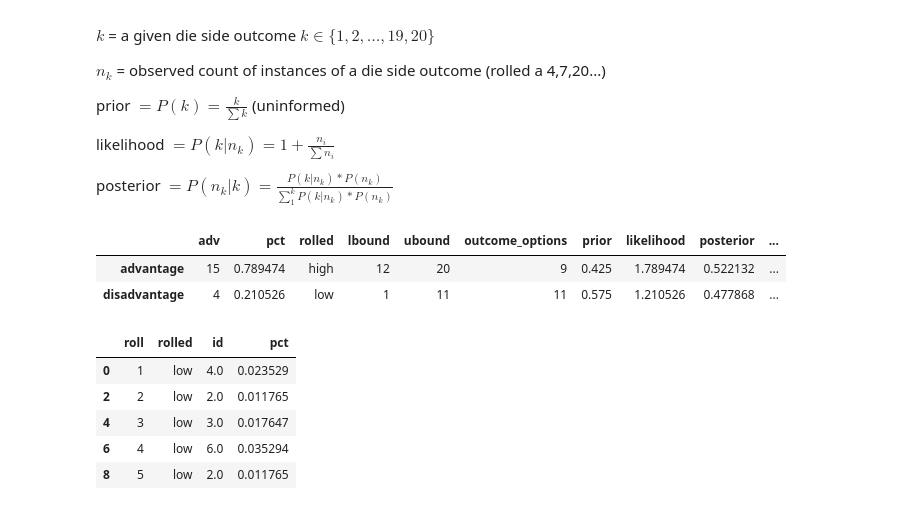
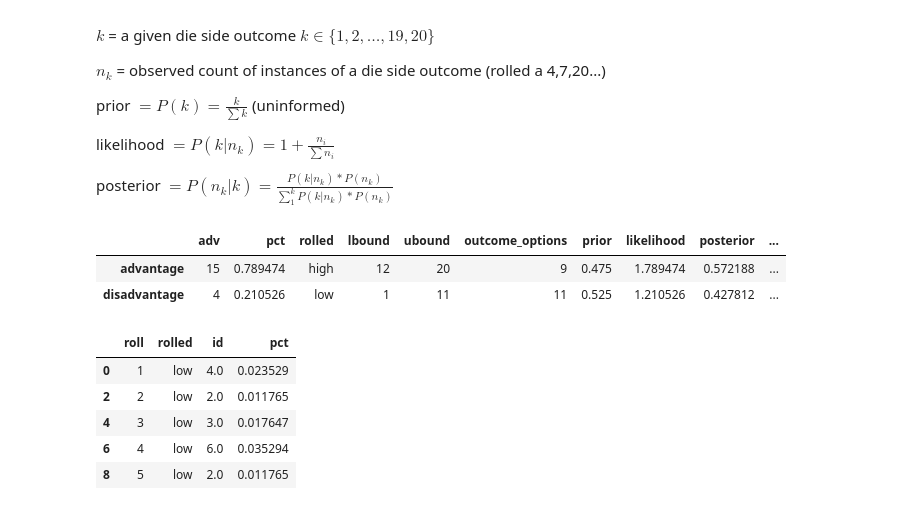
Before and after one commit to kipmccharen/Bayesian-Adventure-Zone, a Jupyter notebook: Weighted_Dist_and_Basic_Bayes.ipynb, the cells around one changed output. Saved outputs shown, nothing was run; the diff lists cells and outputs as text; code cells hidden in the pictures.

```diff
--- a/Weighted_Dist_and_Basic_Bayes.ipynb
+++ b/Weighted_Dist_and_Basic_Bayes.ipynb
@@ -150,37 +150,37 @@ advantages = pd.DataFrame(df.adv.value_counts()) #count instances by advantage l
 advantages['pct'] = advantages.adv / sum(advantages.adv) #find pct of all values
 
 advantages['rolled'] = ["high", "low"]
 advantages['lbound'] = [lowest_high, 1]
 advantages['ubound'] = [20, lowest_high-1]
 
 advantages['outcome_options'] = advantages.ubound - advantages.lbound + 1
 # weighted is slightly different, so bring over these lines of code from the weighted generation file
 weighted_probs = [0.05]*20
 # reduce weight on 5
 weighted_probs[4] = weighted_probs[4]*0.5
 # increase weight on 16
 weighted_probs[15] = round(weighted_probs[15]*1.5, 3)
-l1 = sum(weighted_probs[12:21])
-l2 = round(sum(weighted_probs[0:12]), 3)
+l1 = sum(weighted_probs[11:21])
+l2 = round(sum(weighted_probs[0:11]), 3)
 
 prior = [l1, l2]
 
 advantages["prior"] = prior
 
 #likelihood of advantage/disadvantage states given data
 advantages['likelihood'] = 1 + advantages.pct #change in representation given adv/disadv
 
 #posterior probability of roll outcome given advantage/disadvantage observations
 advantages['posterior'] = (advantages.likelihood * advantages.prior) \
     / sum(advantages.likelihood * advantages.prior)
 
 advantages['per_outcome'] = advantages.posterior / advantages.outcome_options
 
 advantages
 # %% [output]
 |  | adv | pct | rolled | lbound | ubound | outcome_options | prior | likelihood | posterior | ... |
-| advantage | 15 | 0.789474 | high | 12 | 20 | 9 | 0.425 | 1.789474 | 0.522132 | ... |
-| disadvantage | 4 | 0.210526 | low | 1 | 11 | 11 | 0.575 | 1.210526 | 0.477868 | ... |
+| advantage | 15 | 0.789474 | high | 12 | 20 | 9 | 0.475 | 1.789474 | 0.572188 | ... |
+| disadvantage | 4 | 0.210526 | low | 1 | 11 | 11 | 0.525 | 1.210526 | 0.427812 | ... |
 # %%
 #find the proportion of die roll outcomes in the dataset
 
```
Also changed, not shown: parts of 4 cells of this notebook.
